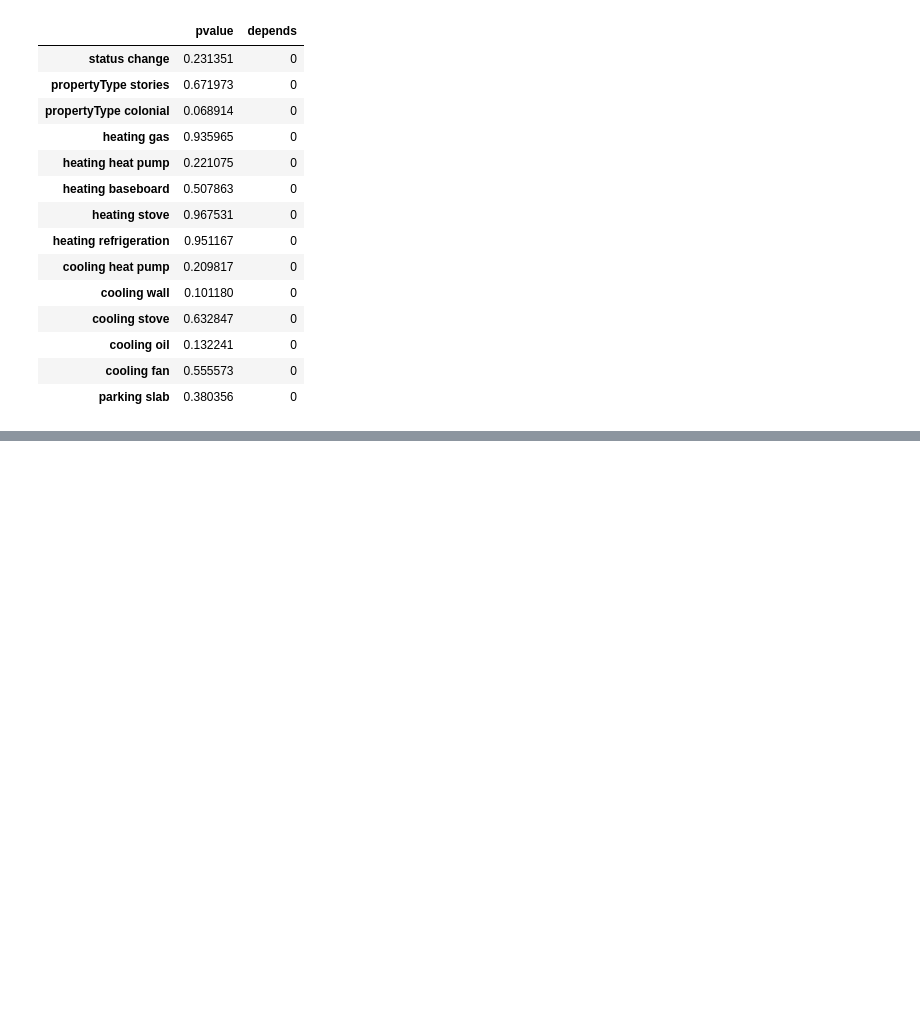
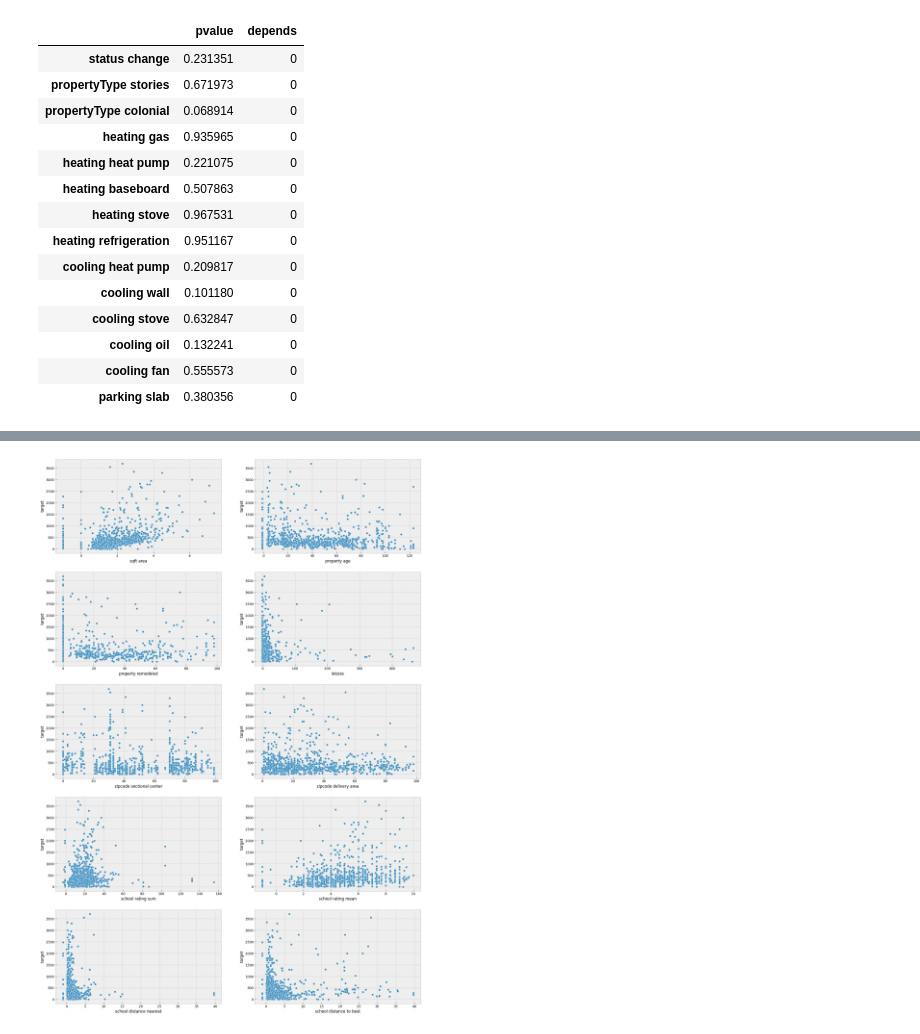
Before and after one commit to georgekovin/Housing-Regression-Project, a Jupyter notebook: modeling_nb.ipynb, the cells around one changed output, grey strips where cells are left out. Drawn from its saved outputs; the diff is of its cells as text; code cells hidden in the pictures; blank space fills up the shorter version.

```diff
--- a/modeling_nb.ipynb
+++ b/modeling_nb.ipynb
@@ -417,0 +404,12 @@ num_cols
+# %%
+num_cols = []
+
+for col in fixed_data.columns:
+    if fixed_data[col].nunique() > 2:
+        num_cols.append(col)
+
+num_cols.remove('target')
+
+numdata_info = get_data_info(fixed_data[num_cols])
+
+numdata_info
@@ -417,0 +436,4 @@ num_cols
+# %%
+cat_cols = numdata_info[numdata_info['Uniques'] <= 20].index.tolist()
+
+cat_cols
@@ -417,0 +494,5 @@ num_cols
+# %%
+for cat in cat_cols:
+    num_cols.remove(cat)
+
+num_cols, len(num_cols)
@@ -417,0 +511,16 @@ num_cols
+# %%
+fig, ax = plt.subplots(5, 2, figsize=(20, 30))
+
+for i, col in enumerate(num_cols):
+    sample = fixed_data[[col, 'target']].sample(1000, random_state=R)
+
+    if i % 2 == 0:
+        ax_place = ax[i//2, 0]
+    else:
+        ax_place = ax[i//2, 1]
+
+    sns.scatterplot(sample, x=col, y='target', ax=ax_place)
+
+fig.show()
+# %% [output]
+[figure, added]
```
Also changed, not shown: parts of 60 cells of this notebook, 1 other file.
